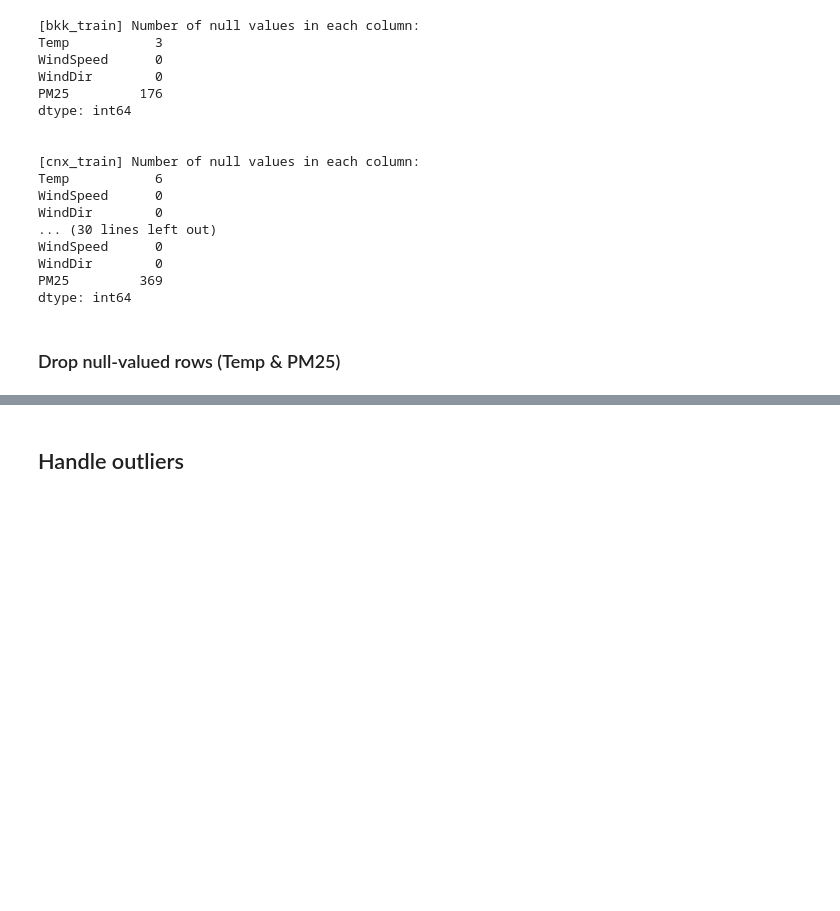
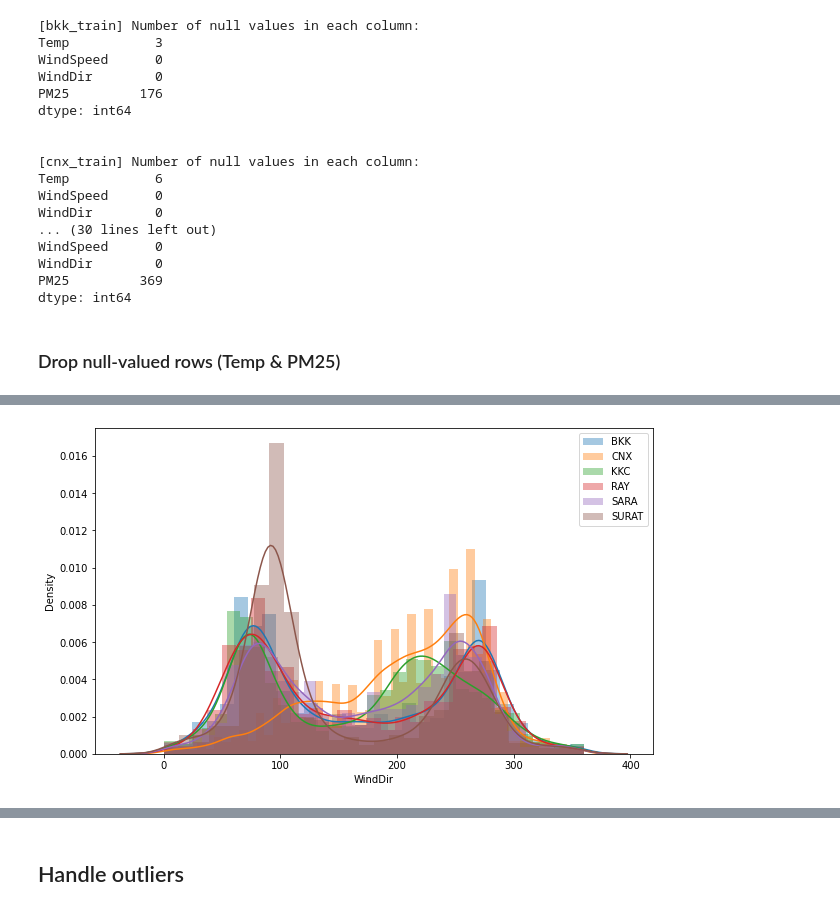
Before and after one commit to One-Night-Miracle/Data-Science-Project1-2021-2-PM2.5-Kaggle, a Jupyter notebook: project_nb.ipynb, the cells around one changed output, grey strips where cells are left out. Cells and saved outputs as stored; diff of their text form; code cells hidden in the pictures; blank space fills up the shorter version.

```diff
--- a/project_nb.ipynb
+++ b/project_nb.ipynb
@@ -274,0 +322,4 @@ surat_train.dropna(subset=['Temp','PM25'],inplace=True)
+# %%
+multiDisplot(train_set, 'WindDir', hist=True)
+# %% [output]
+[figure, added]
```
Also changed, not shown: parts of 44 cells of this notebook.
